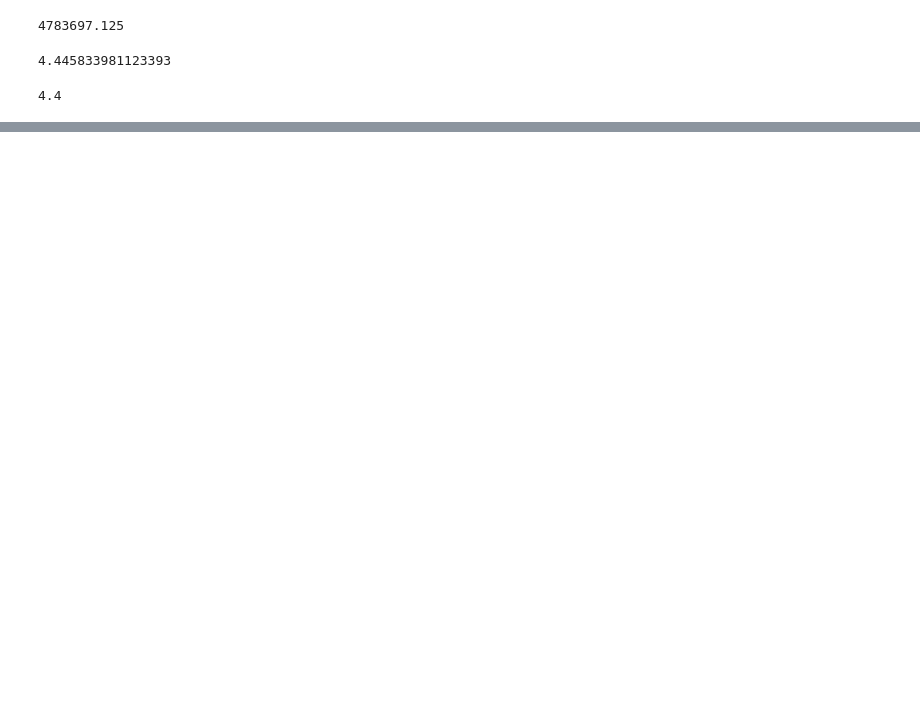
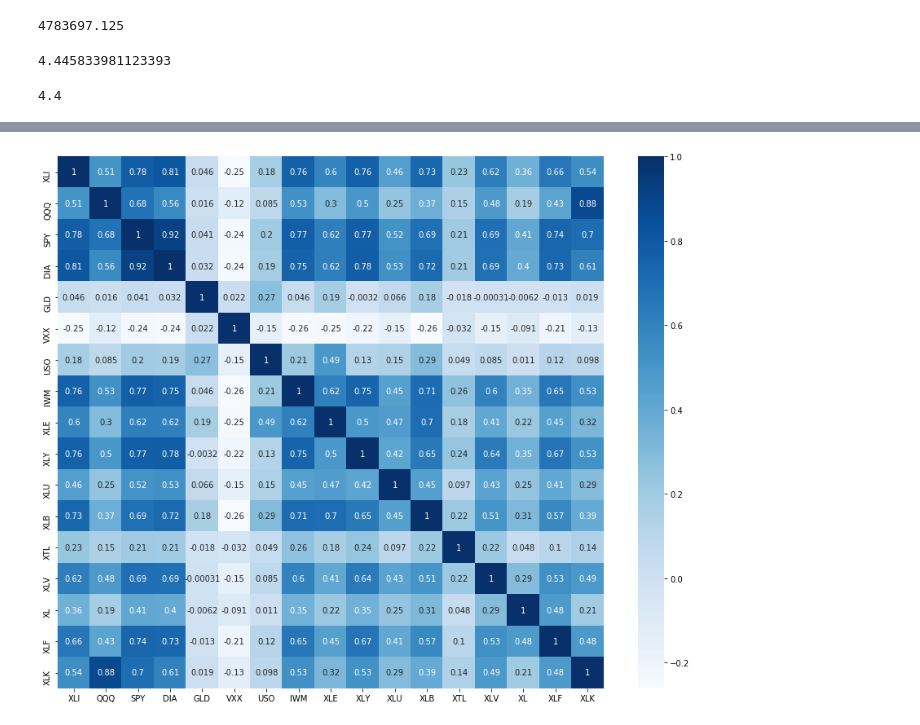
Before and after one commit to xddongx/flexink, a Jupyter notebook: study/study.ipynb, the cells around one changed output, grey strips where cells are left out. Drawn from its saved outputs; the diff is of its cells as text; code cells hidden in the pictures; blank space fills up the shorter version.

```diff
--- a/study/study.ipynb
+++ b/study/study.ipynb
@@ -40,0 +93,3 @@ weighted.median(state['Murder.Rate'], state['Population'])
+# %%
+feature_list = 'XLI QQQ SPY DIA GLD VXX USO IWM XLE XLY XLU XLB XTL XLV XL XLF XLK'
+feature = feature_list.split()
@@ -40,0 +130,10 @@ weighted.median(state['Murder.Rate'], state['Population'])
+# %%
+import matplotlib.pyplot as plt
+import seaborn as sns
+
+plt.rcParams['figure.figsize'] = [15, 12]
+# %%
+sns.heatmap(df_data.corr(), annot = True, annot_kws={'size' : 10}, cmap = 'Blues')
+plt.show()
+# %% [output]
+[figure, added]
```
Also changed, not shown: parts of 25 cells of this notebook, 3 other files.
